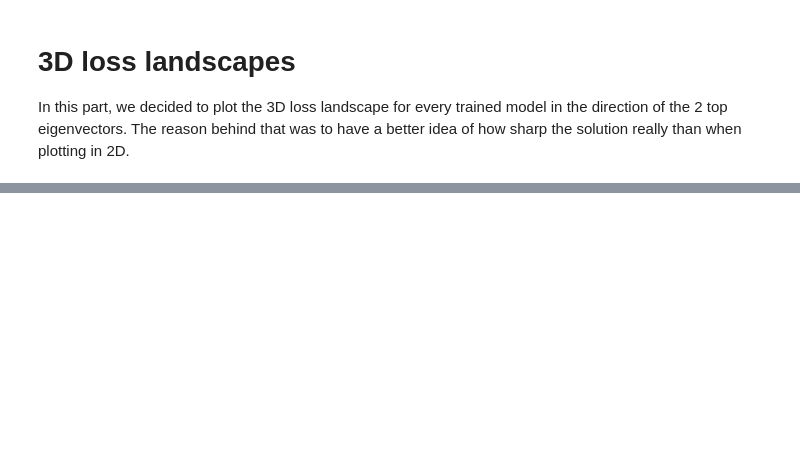
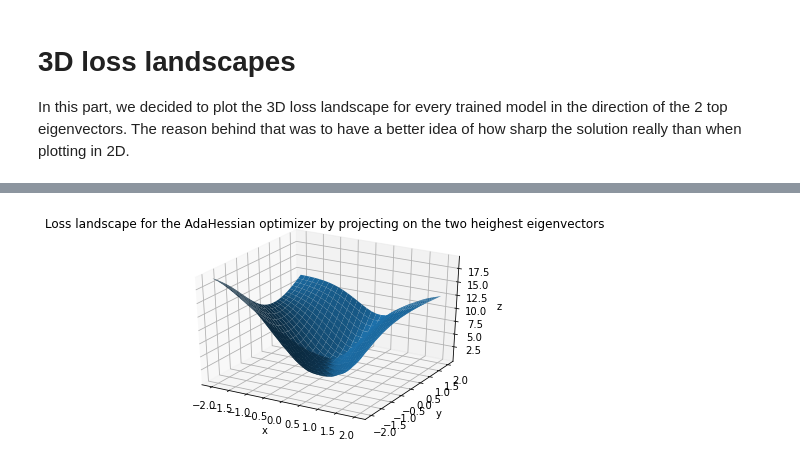
Before and after one commit to AttiaYoussef/OptML, a Jupyter notebook: src/Project.ipynb, the cells around one changed output, grey strips where cells are left out. Drawn from its saved outputs; the diff is of its cells as text; code cells hidden in the pictures; blank space fills up the shorter version.

```diff
--- a/src/Project.ipynb
+++ b/src/Project.ipynb
@@ -414,33 +534,36 @@ model = second_order_perf["adahessian"][1]
 criterion = nn.CrossEntropyLoss()
 precision=30
 
 hessian_comp = pyhessian.hessian(model, criterion, data=(inputs, targets), cuda=True)
 top_eigenvalues, top_eigenvector = hessian_comp.eigenvalues(top_n=2)
 
 lams =  torch.linspace(-2, 2, precision)
 mus =  torch.linspace(-2, 2 , precision)
 X, Y = torch.meshgrid(lams, mus, indexing='xy')
 loss_list = []
 
 model_perb = LeNet()
 model_perb.eval()
 model_perb = model_perb.cuda()
 def f(model,modelp,lam,mu):
     model_perb = get_params2(model, modelp, top_eigenvector[0],top_eigenvector[1], lam,mu)
 
     return criterion(model_perb(inputs), targets).item()
 
 Z=torch.ones_like(X)
 for i in range(precision):
   for j in range(precision):
     Z[i][j]=f(model,model_perb,X[i][j],Y[i][j])
 
 fig = plt.figure()
 ax = plt.axes(projection='3d')
 ax.plot_surface(X.numpy(), Y.numpy(), Z.numpy())
+plt.title("Loss landscape for the AdaHessian optimizer by projecting on the two heighest eigenvectors")
 ax.set_xlabel('x')
 ax.set_ylabel('y')
 ax.set_zlabel('z');
+# %% [output]
+[figure, added]
 # %%
 ax.view_init(60, 35)
 fig
```
Also changed, not shown: parts of 20 cells of this notebook.
